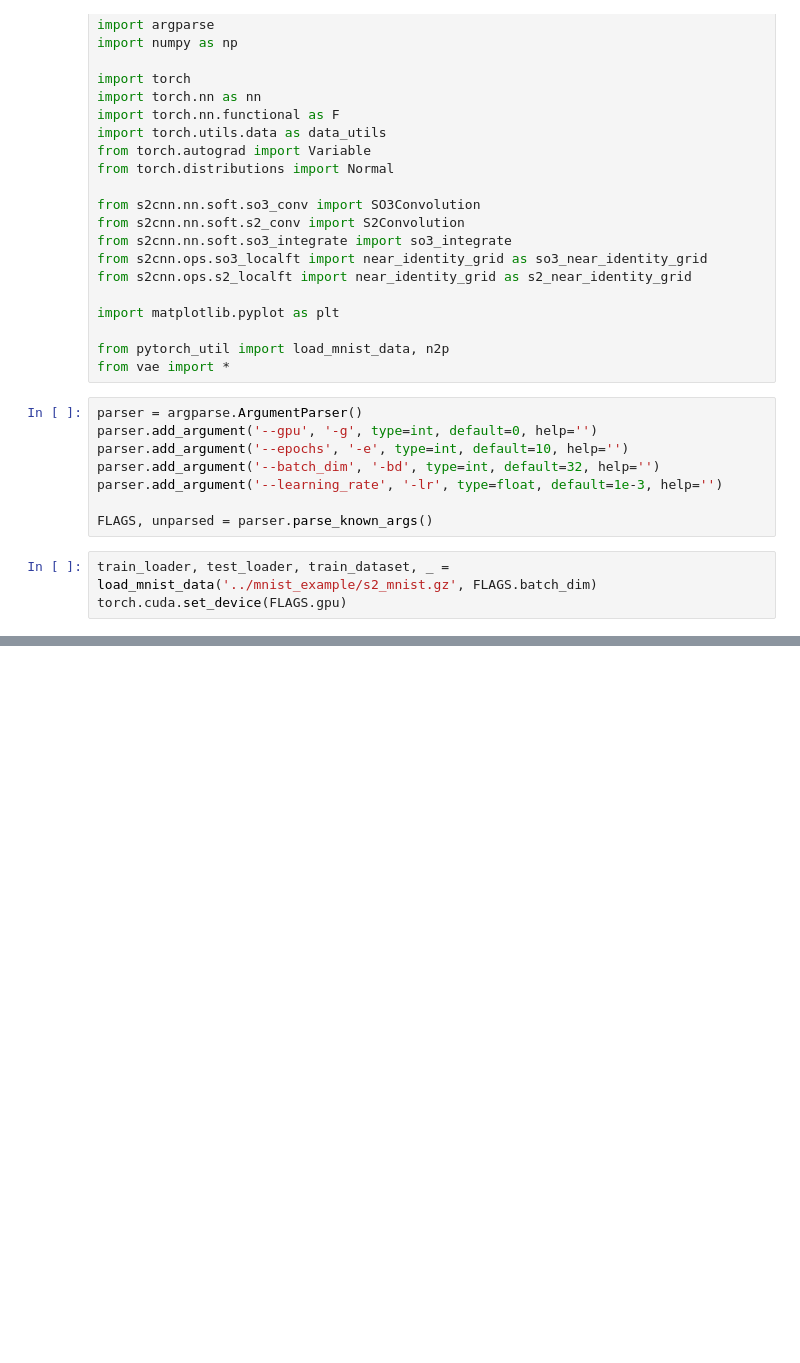
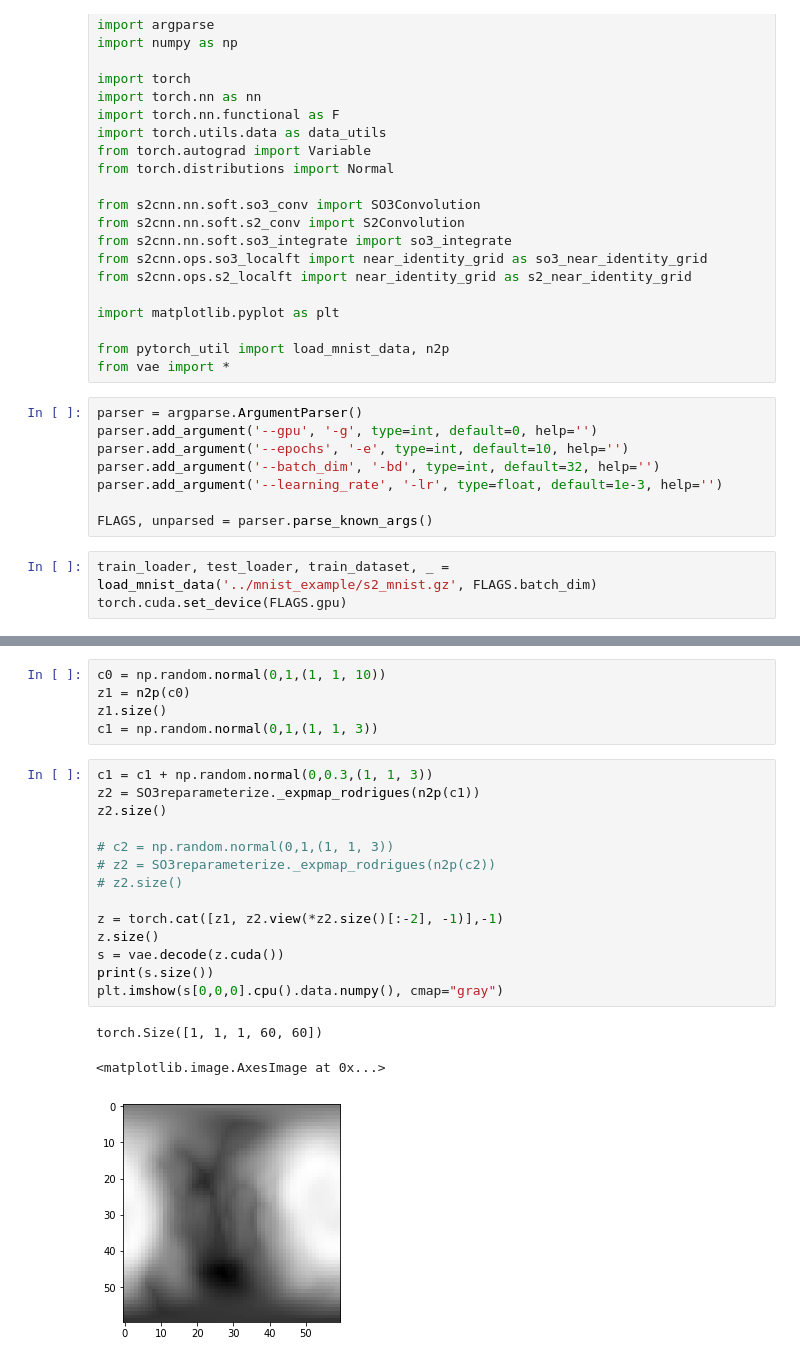
Before and after one commit to pimdh/lie-vae, a Jupyter notebook: vae/vae_classes_prototype.ipynb, the cells around one changed output, grey strips where cells are left out. Drawn from its saved outputs; the diff is of its cells as text; blank space fills up the shorter version.

```diff
--- a/vae/vae_classes_prototype.ipynb
+++ b/vae/vae_classes_prototype.ipynb
@@ -107,0 +125,23 @@ vae.log_likelihood(images.cuda(FLAGS.gpu), n=2)
+# %%
+c0 = np.random.normal(0,1,(1, 1, 10))
+z1 = n2p(c0)
+z1.size()
+c1 = np.random.normal(0,1,(1, 1, 3))
+# %%
+c1 = c1 + np.random.normal(0,0.3,(1, 1, 3))
+z2 = SO3reparameterize._expmap_rodrigues(n2p(c1))
+z2.size()
+
+# c2 = np.random.normal(0,1,(1, 1, 3))
+# z2 = SO3reparameterize._expmap_rodrigues(n2p(c2))
+# z2.size()
+
+z = torch.cat([z1, z2.view(*z2.size()[:-2], -1)],-1)
+z.size()
+s = vae.decode(z.cuda())
+print(s.size())
+plt.imshow(s[0,0,0].cpu().data.numpy(), cmap="gray")
+# %% [output]
+torch.Size([1, 1, 1, 60, 60])
+<matplotlib.image.AxesImage at 0x...>
+[figure, added]
```
Also changed, not shown: parts of 5 cells of this notebook, 3 other files.
